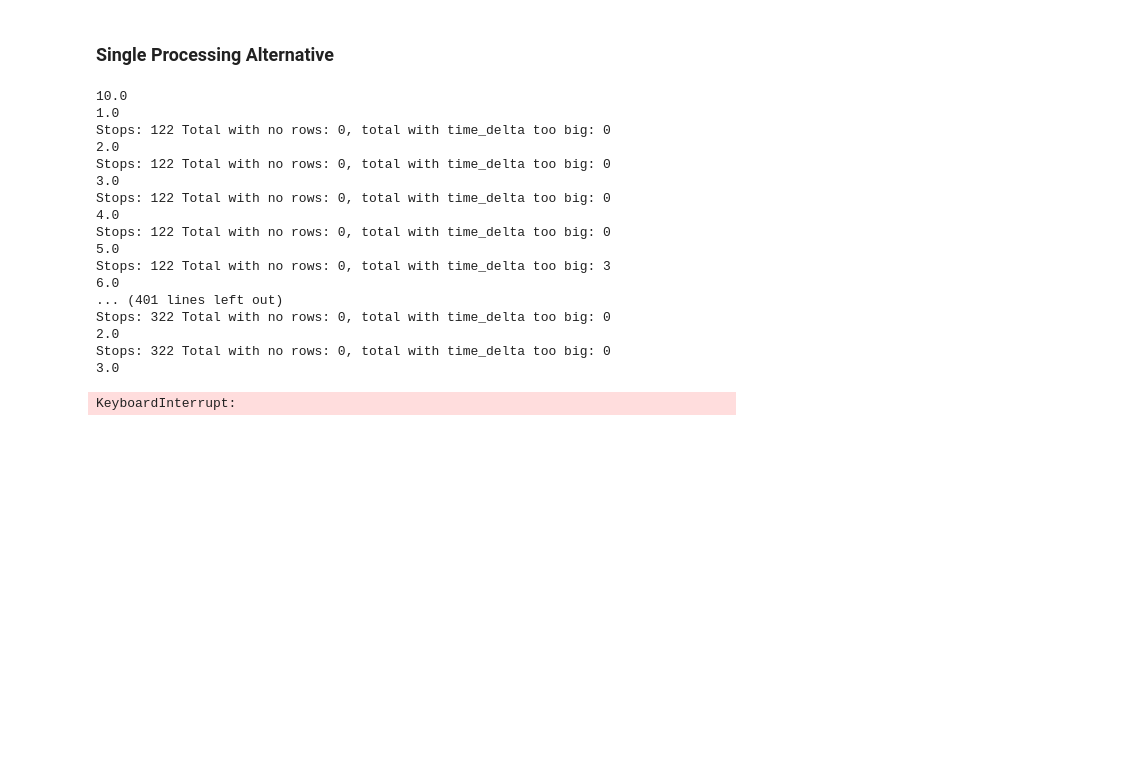
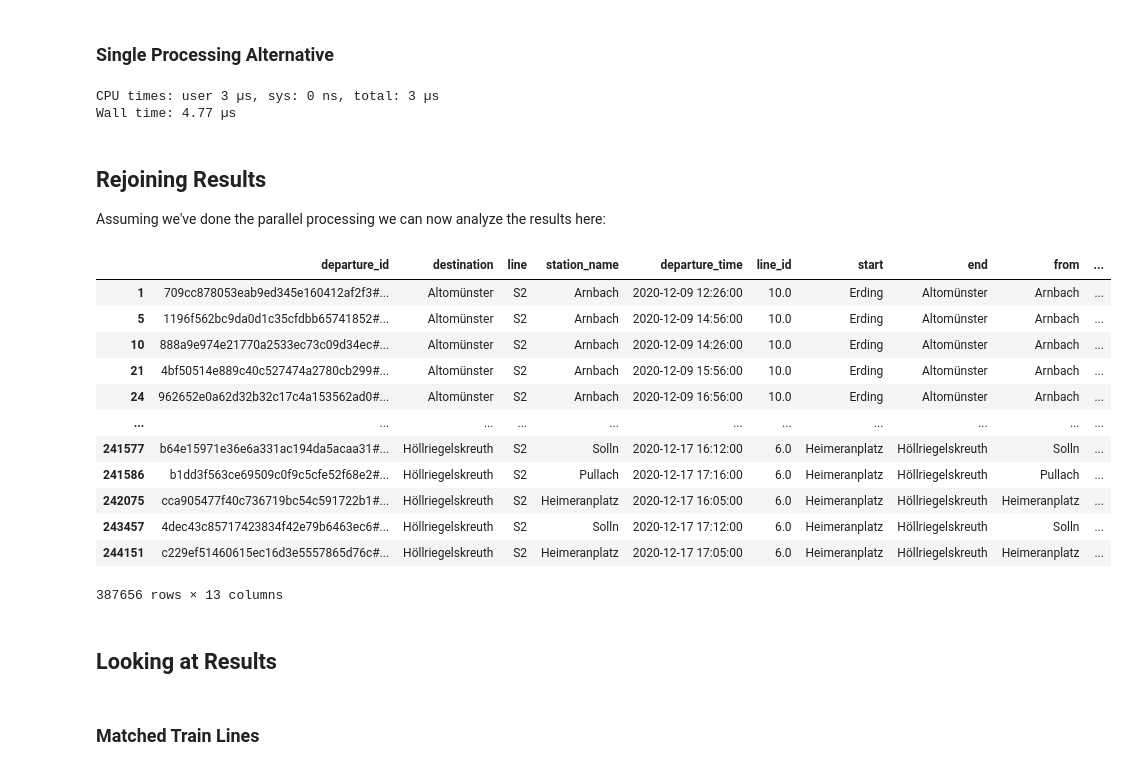
Before and after one commit to Ra0k/sbahn_monitor, a Jupyter notebook: matching_logic_example/Matching_stops_to_a_trip.ipynb, the cells around one changed output. Drawn from its saved outputs; the diff is of its cells as text; code cells hidden in the pictures; blank space fills up the shorter version.

```diff
--- a/matching_logic_example/Matching_stops_to_a_trip.ipynb
+++ b/matching_logic_example/Matching_stops_to_a_trip.ipynb
@@ -180,9 +190,15 @@ def find_next_stop(data, current_index, timestamp, time_delta):
     candidates = candidates.sort_values(by='time_delta')
     rows, cols = candidates.shape
     min_time_delta = candidates.time_delta.min()
+
+    if time_delta > 9:
+        time_delta = max(20, time_delta + 5)
+    else:
+        time_delta = max(9, time_delta * 1.5)
+
     if rows == 0:
         return 1, 0, None
-    elif min_time_delta > pd.Timedelta(max(5,time_delta*1.5), unit='minutes'):
+    elif min_time_delta > pd.Timedelta(time_delta, unit='minutes'):
         return 0, 1, None
     else:
         return 0, 0, candidates.iloc[0]['departure_id']
@@ -217,10 +233,11 @@ def process_line(df):
                 df.loc[df.departure_id.eq(next_stops_departure_id), 'train_id'] = row.train_id
     return df
 # %%
-with Parallel(n_jobs=2) as parallel:
+%%time
+with Parallel(n_jobs=10) as parallel:
     accumulator = []
     n_iter = 0
-    while len(accumulator) <= 2:
-        results = parallel(delayed(process_line)(all_stops_df.copy()[all_stops_df.line_id.eq(line_id)]) for i in line_ids[0:3])
+    while len(accumulator) <= len(line_ids):
+        results = parallel(delayed(process_line)(all_stops_df.copy()[all_stops_df.line_id.eq(line_id)]) for line_id in line_ids)
         accumulator += results # synchronization barrier
         n_iter += 1
@@ -231,6 +251,7 @@ with Parallel(n_jobs=2) as parallel:
 # We want to loop over each line and their stops in the correct order and then just
 # assume the nearest candidate in time and physical stop is the right match
 for line_id in line_ids:
+    break
     print(line_id)
     correct_line = all_stops_df.line_id.eq(line_id)
     stop_indices = all_stops_df[correct_line].order.unique()
@@ -254,21 +275,31 @@ for line_id in line_ids:
                 all_stops_df.loc[all_stops_df.departure_id.eq(next_stops_departure_id), 'train_id'] = row.train_id
         print('Stops: {} Total with no rows: {}, total with time_delta too big: {}'.format(total_stops_considered,total_no_rows, total_too_big))
 # %% [output]
-10.0
-1.0
-Stops: 122 Total with no rows: 0, total with time_delta too big: 0
-2.0
-Stops: 122 Total with no rows: 0, total with time_delta too big: 0
-3.0
-Stops: 122 Total with no rows: 0, total with time_delta too big: 0
-4.0
-Stops: 122 Total with no rows: 0, total with time_delta too big: 0
-5.0
-Stops: 122 Total with no rows: 0, total with time_delta too big: 3
-6.0
-... (401 lines left out)
-Stops: 322 Total with no rows: 0, total with time_delta too big: 0
-2.0
-Stops: 322 Total with no rows: 0, total with time_delta too big: 0
-3.0
+CPU times: user 3 µs, sys: 0 ns, total: 3 µs
+Wall time: 4.77 µs
-KeyboardInterrupt:
+# %% [markdown]
+## Rejoining Results
+
+Assuming we've done the parallel processing we can now analyze the results here:
+# %%
+all_stops_df = pd.concat(accumulator)
+# %%
+all_stops_df
+# %% [output]
+|  | departure_id | destination | line | station_name | departure_time | line_id | start | end | from | ... |
+| 1 | 709cc878053eab9ed345e160412af2f3#... | Altomünster | S2 | Arnbach | 2020-12-09 12:26:00 | 10.0 | Erding | Altomünster | Arnbach | ... |
+| 5 | 1196f562bc9da0d1c35cfdbb65741852#... | Altomünster | S2 | Arnbach | 2020-12-09 14:56:00 | 10.0 | Erding | Altomünster | Arnbach | ... |
+| 10 | 888a9e974e21770a2533ec73c09d34ec#... | Altomünster | S2 | Arnbach | 2020-12-09 14:26:00 | 10.0 | Erding | Altomünster | Arnbach | ... |
+| 21 | 4bf50514e889c40c527474a2780cb299#... | Altomünster | S2 | Arnbach | 2020-12-09 15:56:00 | 10.0 | Erding | Altomünster | Arnbach | ... |
+| 24 | 962652e0a62d32b32c17c4a153562ad0#... | Altomünster | S2 | Arnbach | 2020-12-09 16:56:00 | 10.0 | Erding | Altomünster | Arnbach | ... |
+| ... | ... | ... | ... | ... | ... | ... | ... | ... | ... | ... |
+| 241577 | b64e15971e36e6a331ac194da5acaa31#... | Höllriegelskreuth | S2 | Solln | 2020-12-17 16:12:00 | 6.0 | Heimeranplatz | Höllriegelskreuth | Solln | ... |
+| 241586 | b1dd3f563ce69509c0f9c5cfe52f68e2#... | Höllriegelskreuth | S2 | Pullach | 2020-12-17 17:16:00 | 6.0 | Heimeranplatz | Höllriegelskreuth | Pullach | ... |
+| 242075 | cca905477f40c736719bc54c591722b1#... | Höllriegelskreuth | S2 | Heimeranplatz | 2020-12-17 16:05:00 | 6.0 | Heimeranplatz | Höllriegelskreuth | Heimeranplatz | ... |
+| 243457 | 4dec43c85717423834f42e79b6463ec6#... | Höllriegelskreuth | S2 | Solln | 2020-12-17 17:12:00 | 6.0 | Heimeranplatz | Höllriegelskreuth | Solln | ... |
+| 244151 | c229ef51460615ec16d3e5557865d76c#... | Höllriegelskreuth | S2 | Heimeranplatz | 2020-12-17 17:05:00 | 6.0 | Heimeranplatz | Höllriegelskreuth | Heimeranplatz | ... |
+387656 rows × 13 columns
+# %% [markdown]
+## Looking at Results
+# %% [markdown]
+### Matched Train Lines
```
Also changed, not shown: parts of 13 cells of this notebook, 6 other files.
